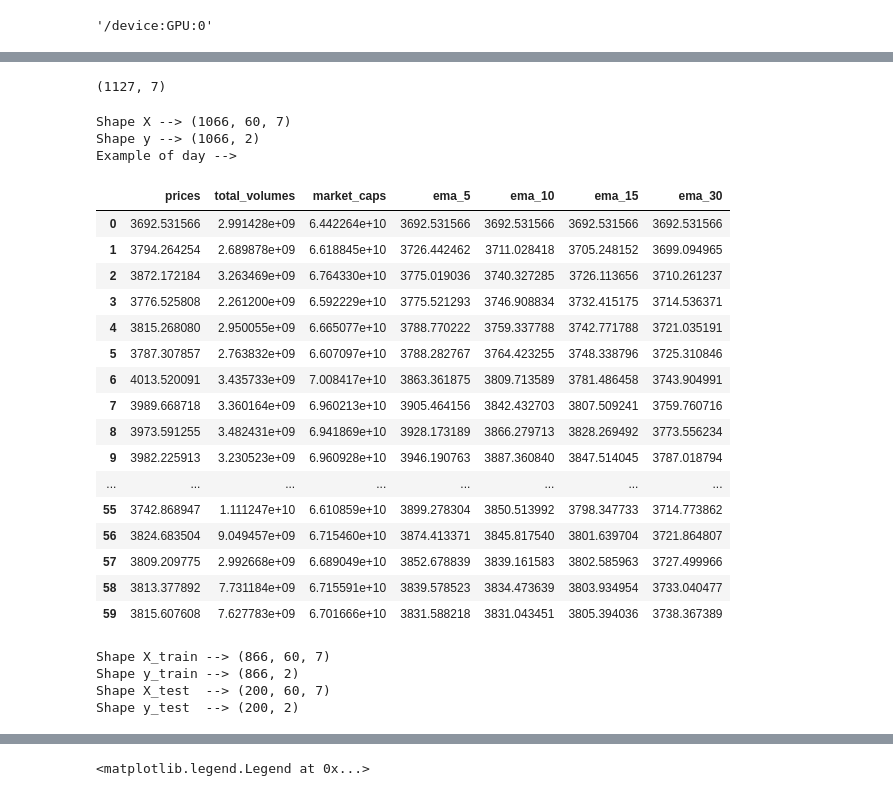
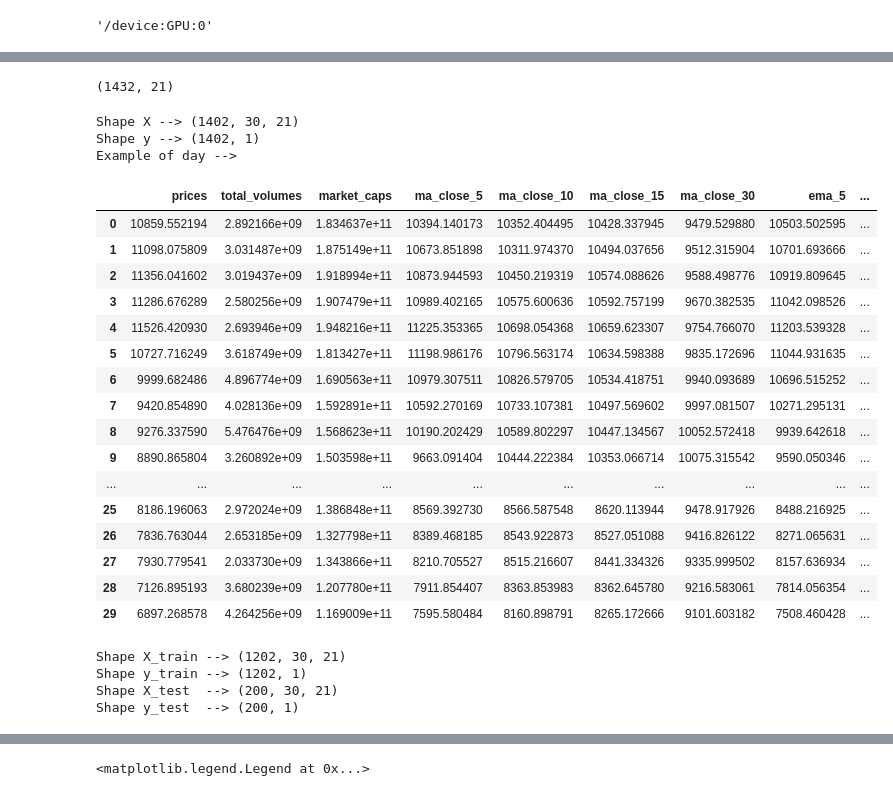
Before and after one commit to aldofranco91/Trading, a Jupyter notebook: Conv_Regression_Jaime.ipynb, the cells around one changed output, grey strips where cells are left out. Cells and saved outputs as stored; diff of their text form; code cells hidden in the pictures.

```diff
--- a/Conv_Regression_Jaime.ipynb
+++ b/Conv_Regression_Jaime.ipynb
@@ -65,7 +65,7 @@ def edit_prices_dict(d):
     return df
 # %%
 #dd/mm/yyyy
-from_date = "01/01/2019"
+from_date = "01/02/2018"
 to_date = "31/01/2022"
 from_unix = time.mktime(datetime.datetime.strptime(from_date, "%d/%m/%Y").timetuple())
 to_unix = time.mktime(datetime.datetime.strptime(to_date, "%d/%m/%Y").timetuple())
@@ -149,0 +140,3 @@ df.tail(5)
+# %%
+df = df.dropna()
+df.head(5)
@@ -150,10 +151,11 @@ df.tail(5)
 # %%
-columns = ["prices", "total_volumes", "market_caps", "ema_5", "ema_10", "ema_15", "ema_30"]
+#columns = ["prices", "total_volumes", "market_caps", "ema_5", "ema_10", "ema_15", "ema_30"]
+columns = df.columns
 
 df_rs = np.array(df[columns])
 df_rs.shape
 # %% [output]
-(1127, 7)
+(1432, 21)
 # %%
 def split_sequence(sequence, n_steps_in, n_steps_out):
     X, y = list(), list()
@@ -172,38 +174,38 @@ def split_sequence(sequence, n_steps_in, n_steps_out):
         y.append(seq_y)
     return np.array(X), np.array(y)
 # %%
-past_t = 60
-forecast_t = 2
+past_t = 30
+forecast_t = 1
 n_steps_in = past_t
 n_steps_out = forecast_t
 # split into samples
 X, y = split_sequence(df_rs, n_steps_in, n_steps_out)
 print("Shape X --> " + str(X.shape))
 print("Shape y --> " + str(y.shape))
 
 print("Example of day -->")
 pd.DataFrame(X[0], columns=columns)
 # %% [output]
-Shape X --> (1066, 60, 7)
-Shape y --> (1066, 2)
+Shape X --> (1402, 30, 21)
+Shape y --> (1402, 1)
 Example of day -->
-|  | prices | total_volumes | market_caps | ema_5 | ema_10 | ema_15 | ema_30 |
-| 0 | 3692.531566 | 2.991428e+09 | 6.442264e+10 | 3692.531566 | 3692.531566 | 3692.531566 | 3692.531566 |
-| 1 | 3794.264254 | 2.689878e+09 | 6.618845e+10 | 3726.442462 | 3711.028418 | 3705.248152 | 3699.094965 |
-| 2 | 3872.172184 | 3.263469e+09 | 6.764330e+10 | 3775.019036 | 3740.327285 | 3726.113656 | 3710.261237 |
-| 3 | 3776.525808 | 2.261200e+09 | 6.592229e+10 | 3775.521293 | 3746.908834 | 3732.415175 | 3714.536371 |
-| 4 | 3815.268080 | 2.950055e+09 | 6.665077e+10 | 3788.770222 | 3759.337788 | 3742.771788 | 3721.035191 |
-| 5 | 3787.307857 | 2.763832e+09 | 6.607097e+10 | 3788.282767 | 3764.423255 | 3748.338796 | 3725.310846 |
-| 6 | 4013.520091 | 3.435733e+09 | 7.008417e+10 | 3863.361875 | 3809.713589 | 3781.486458 | 3743.904991 |
-| 7 | 3989.668718 | 3.360164e+09 | 6.960213e+10 | 3905.464156 | 3842.432703 | 3807.509241 | 3759.760716 |
-| 8 | 3973.591255 | 3.482431e+09 | 6.941869e+10 | 3928.173189 | 3866.279713 | 3828.269492 | 3773.556234 |
-| 9 | 3982.225913 | 3.230523e+09 | 6.960928e+10 | 3946.190763 | 3887.360840 | 3847.514045 | 3787.018794 |
-| ... | ... | ... | ... | ... | ... | ... | ... |
-| 55 | 3742.868947 | 1.111247e+10 | 6.610859e+10 | 3899.278304 | 3850.513992 | 3798.347733 | 3714.773862 |
-| 56 | 3824.683504 | 9.049457e+09 | 6.715460e+10 | 3874.413371 | 3845.817540 | 3801.639704 | 3721.864807 |
-| 57 | 3809.209775 | 2.992668e+09 | 6.689049e+10 | 3852.678839 | 3839.161583 | 3802.585963 | 3727.499966 |
-| 58 | 3813.377892 | 7.731184e+09 | 6.715591e+10 | 3839.578523 | 3834.473639 | 3803.934954 | 3733.040477 |
-| 59 | 3815.607608 | 7.627783e+09 | 6.701666e+10 | 3831.588218 | 3831.043451 | 3805.394036 | 3738.367389 |
+|  | prices | total_volumes | market_caps | ma_close_5 | ma_close_10 | ma_close_15 | ma_close_30 | ema_5 | ... |
+| 0 | 10859.552194 | 2.892166e+09 | 1.834637e+11 | 10394.140173 | 10352.404495 | 10428.337945 | 9479.529880 | 10503.502595 | ... |
+| 1 | 11098.075809 | 3.031487e+09 | 1.875149e+11 | 10673.851898 | 10311.974370 | 10494.037656 | 9512.315904 | 10701.693666 | ... |
+| 2 | 11356.041602 | 3.019437e+09 | 1.918994e+11 | 10873.944593 | 10450.219319 | 10574.088626 | 9588.498776 | 10919.809645 | ... |
+| 3 | 11286.676289 | 2.580256e+09 | 1.907479e+11 | 10989.402165 | 10575.600636 | 10592.757199 | 9670.382535 | 11042.098526 | ... |
+| 4 | 11526.420930 | 2.693946e+09 | 1.948216e+11 | 11225.353365 | 10698.054368 | 10659.623307 | 9754.766070 | 11203.539328 | ... |
+| 5 | 10727.716249 | 3.618749e+09 | 1.813427e+11 | 11198.986176 | 10796.563174 | 10634.598388 | 9835.172696 | 11044.931635 | ... |
+| 6 | 9999.682486 | 4.896774e+09 | 1.690563e+11 | 10979.307511 | 10826.579705 | 10534.418751 | 9940.093689 | 10696.515252 | ... |
+| 7 | 9420.854890 | 4.028136e+09 | 1.592891e+11 | 10592.270169 | 10733.107381 | 10497.569602 | 9997.081507 | 10271.295131 | ... |
+| 8 | 9276.337590 | 5.476476e+09 | 1.568623e+11 | 10190.202429 | 10589.802297 | 10447.134567 | 10052.572418 | 9939.642618 | ... |
+| 9 | 8890.865804 | 3.260892e+09 | 1.503598e+11 | 9663.091404 | 10444.222384 | 10353.066714 | 10075.315542 | 9590.050346 | ... |
+| ... | ... | ... | ... | ... | ... | ... | ... | ... | ... |
+| 25 | 8186.196063 | 2.972024e+09 | 1.386848e+11 | 8569.392730 | 8566.587548 | 8620.113944 | 9478.917926 | 8488.216925 | ... |
+| 26 | 7836.763044 | 2.653185e+09 | 1.327798e+11 | 8389.468185 | 8543.922873 | 8527.051088 | 9416.826122 | 8271.065631 | ... |
+| 27 | 7930.779541 | 2.033730e+09 | 1.343866e+11 | 8210.705527 | 8515.216607 | 8441.334326 | 9335.999502 | 8157.636934 | ... |
+| 28 | 7126.895193 | 3.680239e+09 | 1.207780e+11 | 7911.854407 | 8363.853983 | 8362.645780 | 9216.583061 | 7814.056354 | ... |
+| 29 | 6897.268578 | 4.264256e+09 | 1.169009e+11 | 7595.580484 | 8160.898791 | 8265.172666 | 9101.603182 | 7508.460428 | ... |
 # %%
 test_size = 200
 train_size = len(X) - test_size
@@ -216,7 +218,7 @@ print("Shape y_train --> " + str(y_train.shape))
 print("Shape X_test  --> " + str(X_test.shape))
 print("Shape y_test  --> " + str(y_test.shape))
 # %% [output]
-Shape X_train --> (866, 60, 7)
-Shape y_train --> (866, 2)
-Shape X_test  --> (200, 60, 7)
-Shape y_test  --> (200, 2)
+Shape X_train --> (1202, 30, 21)
+Shape y_train --> (1202, 1)
+Shape X_test  --> (200, 30, 21)
+Shape y_test  --> (200, 1)
```
Also changed, not shown: parts of 10 cells of this notebook.
